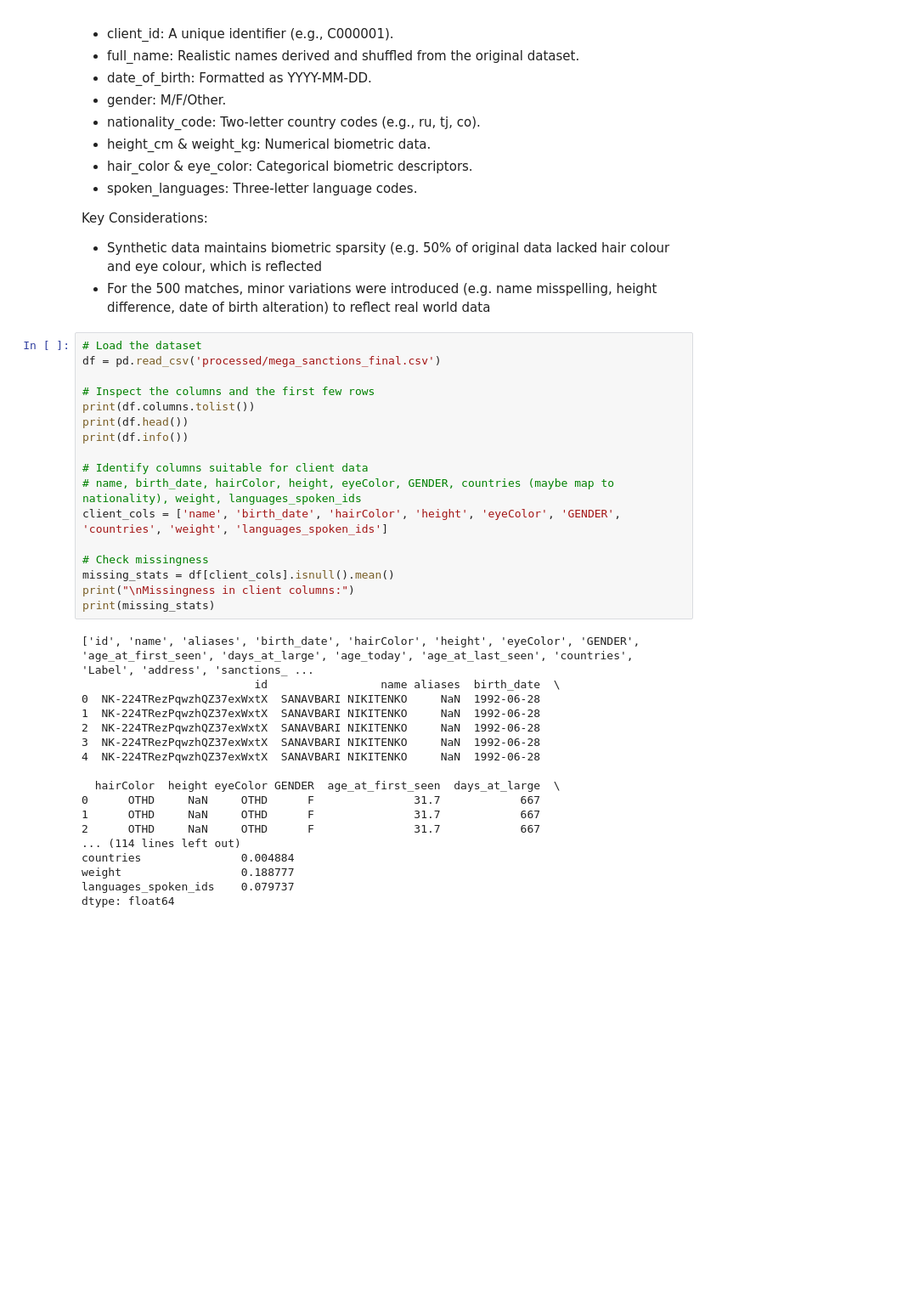
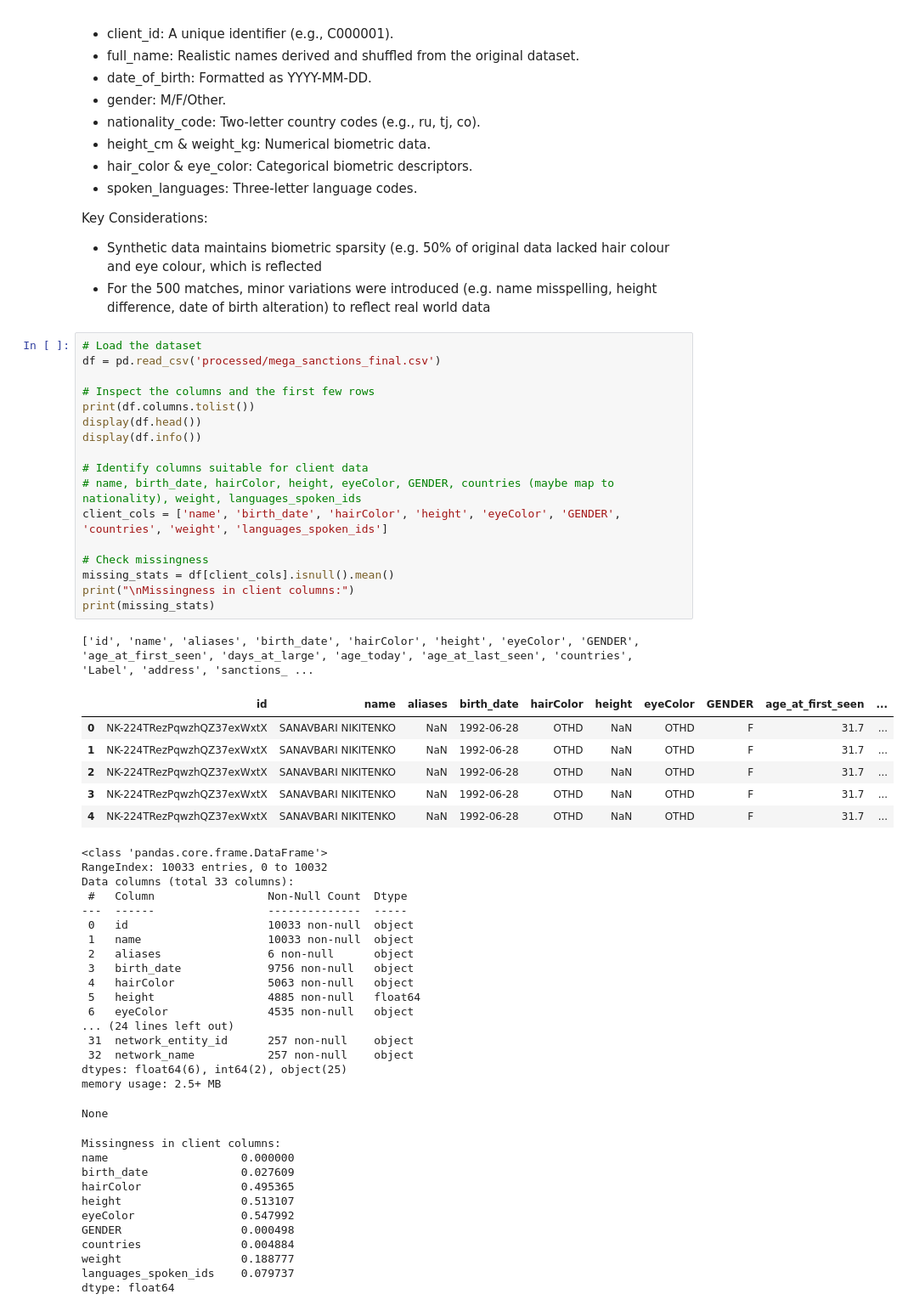
Before and after one commit to dian-farah/Interpol_Biometric_Prediction, a Jupyter notebook: synthetic_data_generation/synthetic_data_generation.ipynb, the cells around one changed output. Shown at 85% size. Cells and saved outputs as stored; diff of their text form; blank space fills up the shorter version.

```diff
--- a/synthetic_data_generation/synthetic_data_generation.ipynb
+++ b/synthetic_data_generation/synthetic_data_generation.ipynb
@@ -217,38 +224,57 @@ Key Considerations:
 # %%
 # Load the dataset
 df = pd.read_csv('processed/mega_sanctions_final.csv')
 
 # Inspect the columns and the first few rows
 print(df.columns.tolist())
-print(df.head())
-print(df.info())
+display(df.head())
+display(df.info())
 
 # Identify columns suitable for client data
 # name, birth_date, hairColor, height, eyeColor, GENDER, countries (maybe map to nationality), weight, languages_spoken_ids
 client_cols = ['name', 'birth_date', 'hairColor', 'height', 'eyeColor', 'GENDER', 'countries', 'weight', 'languages_spoken_ids']
 
 # Check missingness
 missing_stats = df[client_cols].isnull().mean()
 print("\nMissingness in client columns:")
 print(missing_stats)
 # %% [output]
 ['id', 'name', 'aliases', 'birth_date', 'hairColor', 'height', 'eyeColor', 'GENDER', 'age_at_first_seen', 'days_at_large', 'age_today', 'age_at_last_seen', 'countries', 'Label', 'address', 'sanctions_ ...
-                          id                 name aliases  birth_date  \
-0  NK-224TRezPqwzhQZ37exWxtX  SANAVBARI NIKITENKO     NaN  1992-06-28
-1  NK-224TRezPqwzhQZ37exWxtX  SANAVBARI NIKITENKO     NaN  1992-06-28
-2  NK-224TRezPqwzhQZ37exWxtX  SANAVBARI NIKITENKO     NaN  1992-06-28
-3  NK-224TRezPqwzhQZ37exWxtX  SANAVBARI NIKITENKO     NaN  1992-06-28
-4  NK-224TRezPqwzhQZ37exWxtX  SANAVBARI NIKITENKO     NaN  1992-06-28
-
-  hairColor  height eyeColor GENDER  age_at_first_seen  days_at_large  \
-0      OTHD     NaN     OTHD      F               31.7            667
-1      OTHD     NaN     OTHD      F               31.7            667
-2      OTHD     NaN     OTHD      F               31.7            667
-... (114 lines left out)
-countries               0.004884
-weight                  0.188777
-languages_spoken_ids    0.079737
-dtype: float64
+|  | id | name | aliases | birth_date | hairColor | height | eyeColor | GENDER | age_at_first_seen | ... |
+| 0 | NK-224TRezPqwzhQZ37exWxtX | SANAVBARI NIKITENKO | NaN | 1992-06-28 | OTHD | NaN | OTHD | F | 31.7 | ... |
+| 1 | NK-224TRezPqwzhQZ37exWxtX | SANAVBARI NIKITENKO | NaN | 1992-06-28 | OTHD | NaN | OTHD | F | 31.7 | ... |
+| 2 | NK-224TRezPqwzhQZ37exWxtX | SANAVBARI NIKITENKO | NaN | 1992-06-28 | OTHD | NaN | OTHD | F | 31.7 | ... |
+| 3 | NK-224TRezPqwzhQZ37exWxtX | SANAVBARI NIKITENKO | NaN | 1992-06-28 | OTHD | NaN | OTHD | F | 31.7 | ... |
+| 4 | NK-224TRezPqwzhQZ37exWxtX | SANAVBARI NIKITENKO | NaN | 1992-06-28 | OTHD | NaN | OTHD | F | 31.7 | ... |
+<class 'pandas.core.frame.DataFrame'>
+RangeIndex: 10033 entries, 0 to 10032
+Data columns (total 33 columns):
+ #   Column                 Non-Null Count  Dtype
+---  ------                 --------------  -----
+ 0   id                     10033 non-null  object
+ 1   name                   10033 non-null  object
+ 2   aliases                6 non-null      object
+ 3   birth_date             9756 non-null   object
+ 4   hairColor              5063 non-null   object
+ 5   height                 4885 non-null   float64
+ 6   eyeColor               4535 non-null   object
+... (24 lines left out)
+ 31  network_entity_id      257 non-null    object
+ 32  network_name           257 non-null    object
+dtypes: float64(6), int64(2), object(25)
+memory usage: 2.5+ MB
+None
+Missingness in client columns:
+name                    0.000000
+birth_date              0.027609
+hairColor               0.495365
+height                  0.513107
+eyeColor                0.547992
+GENDER                  0.000498
+countries               0.004884
+weight                  0.188777
+languages_spoken_ids    0.079737
+dtype: float64
 # %%
 # Select client columns
 client_cols = ['name', 'birth_date', 'hairColor', 'height', 'eyeColor', 'GENDER', 'countries', 'weight', 'languages_spoken_ids']
```
Also changed, not shown: parts of 3 cells of this notebook, 3 other files.
